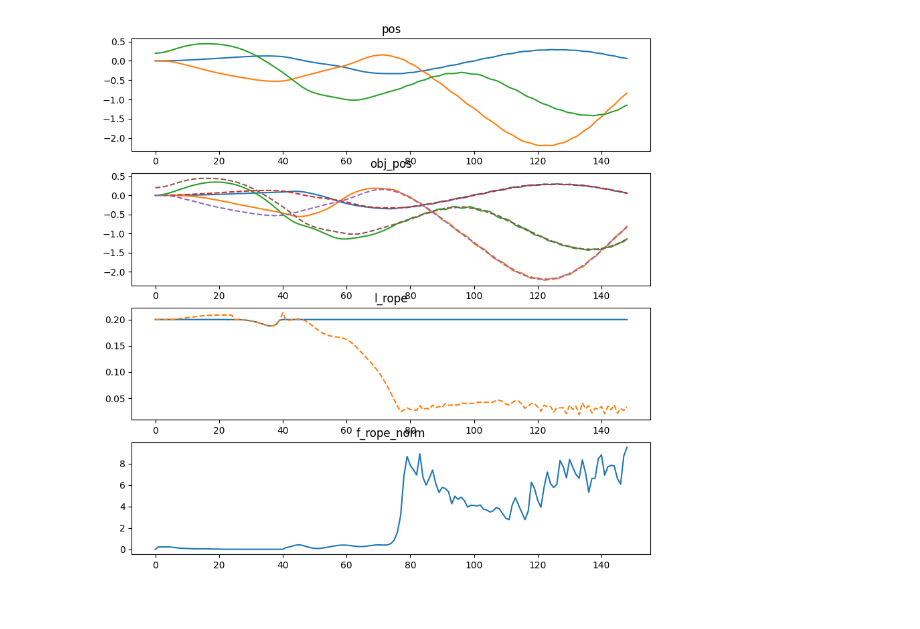
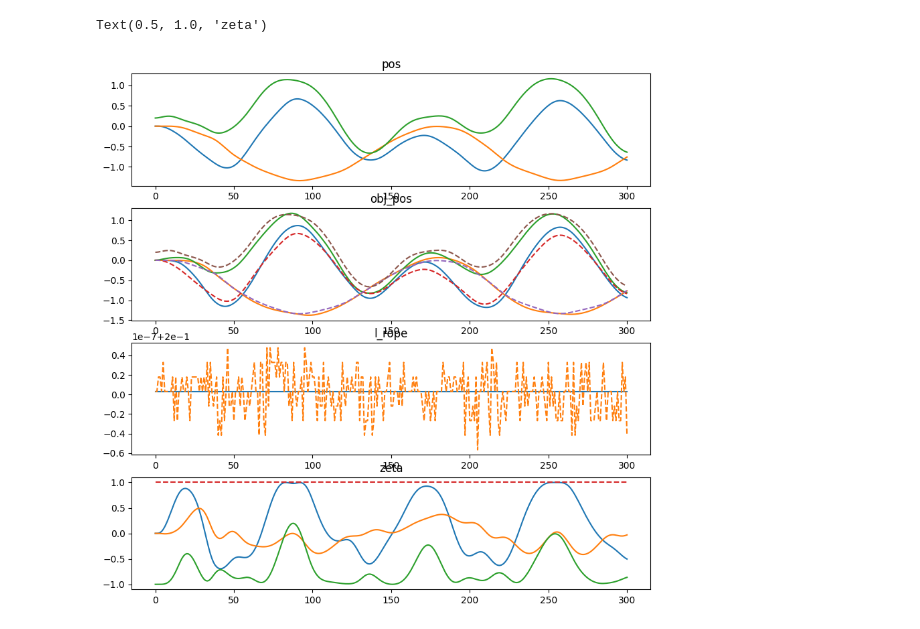
Before and after one commit to LeCAR-Lab/CoVO-MPC, a Jupyter notebook: quadjax/devel/data_analysis.ipynb, the cells around one changed output. Cells and saved outputs as stored; diff of their text form; code cells hidden in the pictures.

Commit message:
:zap: resolve zeta instability issues

```diff
--- a/quadjax/devel/data_analysis.ipynb
+++ b/quadjax/devel/data_analysis.ipynb
@@ -8,26 +8,29 @@ with open(file_path, "rb") as f:
     state_seq = pickle.load(f)
 
 # plot the state sequence
-start = 301
-end = 450
+start = 0
+end = len(state_seq)
 pos = jnp.asarray([state_seq[i].pos for i in range(start, end)])
-obj_pos = jnp.asarray([state_seq[i].pos_obj for i in range(start, end)])
+pos_obj = jnp.asarray([state_seq[i].pos_obj for i in range(start, end)])
+pos_hook = jnp.asarray([state_seq[i].pos_hook for i in range(start, end)])
 l_rope = jnp.asarray([state_seq[i].l_rope for i in range(start, end)])
 f_rope_norm = jnp.asarray([state_seq[i].f_rope_norm for i in range(start, end)])
+zeta = jnp.asarray([state_seq[i].zeta for i in range(start, end)])
 
 plt.figure(figsize=(10, 10))
 plt.subplot(411)
 plt.plot(pos)
 plt.title("pos")
 plt.subplot(412)
-plt.plot(obj_pos)
-plt.plot(pos, '--')
+plt.plot(pos_obj)
+plt.plot(pos_hook, '--')
 plt.title("obj_pos")
 plt.subplot(413)
 plt.plot(l_rope)
-plt.plot(jnp.linalg.norm(pos - obj_pos, axis=1), '--')
+plt.plot(jnp.linalg.norm(pos_obj - pos_hook, axis=1), '--')
 plt.title("l_rope")
 plt.subplot(414)
-plt.plot(f_rope_norm)
-plt.title("f_rope_norm")
+plt.plot(zeta)
+plt.plot(jnp.linalg.norm(zeta, axis=1), '--')
+plt.title("zeta")
 # %% [output]
@@ -35 +39,2 @@ Text(0.5, 1.0, 'f_rope_norm')
+Text(0.5, 1.0, 'zeta')
-[figure, old version]
+[figure, new version]
```
Also changed, not shown: parts of 1 cell of this notebook, 2 other files.
